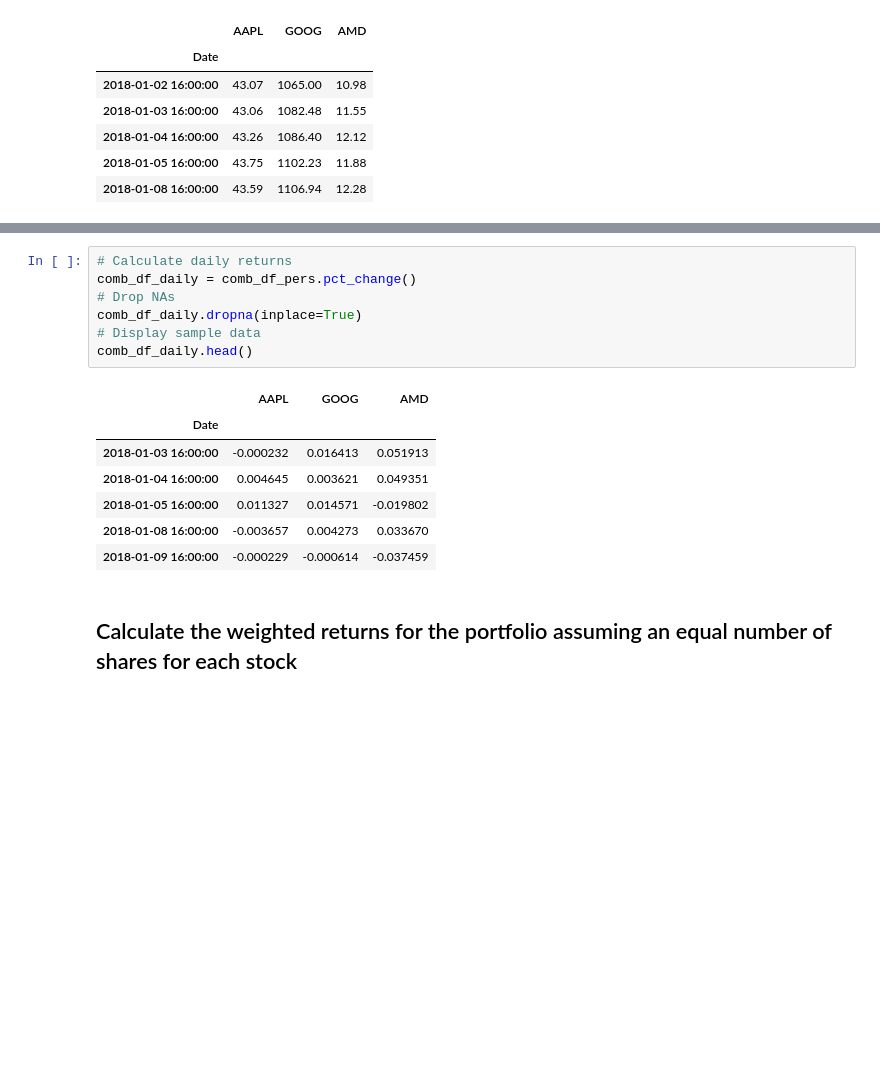
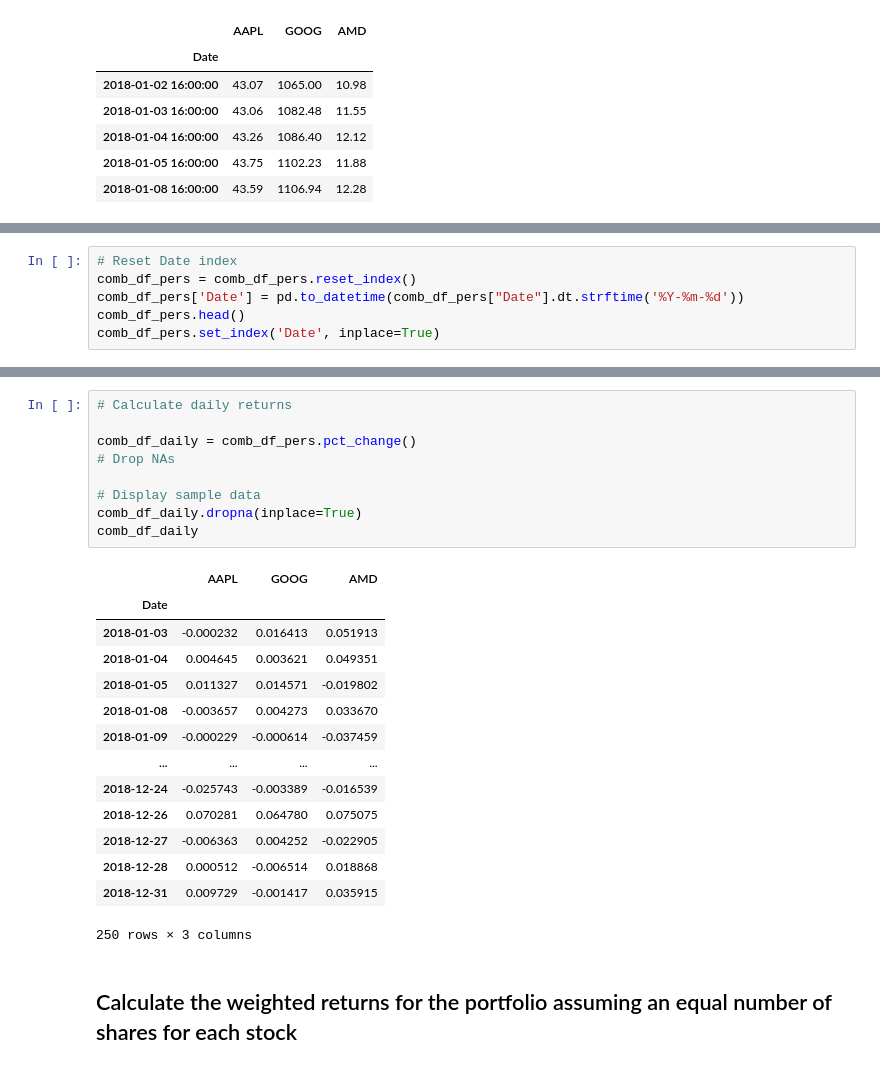
Before and after one commit to getjiggy/homework2, a Jupyter notebook: Starter_Code/whale_analysis.ipynb, the cells around one changed output, grey strips where cells are left out. Saved outputs shown, nothing was run; the diff lists cells and outputs as text; blank space fills up the shorter version.

```diff
--- a/Starter_Code/whale_analysis.ipynb
+++ b/Starter_Code/whale_analysis.ipynb
@@ -388,2 +386,8 @@ comb_df_pers.head()
+# %%
+# Reset Date index
+comb_df_pers = comb_df_pers.reset_index()
+comb_df_pers['Date'] = pd.to_datetime(comb_df_pers["Date"].dt.strftime('%Y-%m-%d'))
+comb_df_pers.head()
+comb_df_pers.set_index('Date', inplace=True)
 # %%
 # Reorganize portfolio data by having a column per symbol
@@ -390,18 +410,27 @@ comb_df_pers.head()
 # %%
 # Calculate daily returns
+
 comb_df_daily = comb_df_pers.pct_change()
 # Drop NAs
+
+# Display sample data
 comb_df_daily.dropna(inplace=True)
-# Display sample data
-comb_df_daily.head()
+comb_df_daily
 # %% [output]
 |  | AAPL | GOOG | AMD |
 | Date |  |  |  |
-| 2018-01-03 16:00:00 | -0.000232 | 0.016413 | 0.051913 |
-| 2018-01-04 16:00:00 | 0.004645 | 0.003621 | 0.049351 |
-| 2018-01-05 16:00:00 | 0.011327 | 0.014571 | -0.019802 |
-| 2018-01-08 16:00:00 | -0.003657 | 0.004273 | 0.033670 |
-| 2018-01-09 16:00:00 | -0.000229 | -0.000614 | -0.037459 |
+| 2018-01-03 | -0.000232 | 0.016413 | 0.051913 |
+| 2018-01-04 | 0.004645 | 0.003621 | 0.049351 |
+| 2018-01-05 | 0.011327 | 0.014571 | -0.019802 |
+| 2018-01-08 | -0.003657 | 0.004273 | 0.033670 |
+| 2018-01-09 | -0.000229 | -0.000614 | -0.037459 |
+| ... | ... | ... | ... |
+| 2018-12-24 | -0.025743 | -0.003389 | -0.016539 |
+| 2018-12-26 | 0.070281 | 0.064780 | 0.075075 |
+| 2018-12-27 | -0.006363 | 0.004252 | -0.022905 |
+| 2018-12-28 | 0.000512 | -0.006514 | 0.018868 |
+| 2018-12-31 | 0.009729 | -0.001417 | 0.035915 |
+250 rows × 3 columns
 # %% [markdown]
 ## Calculate the weighted returns for the portfolio assuming an equal number of shares for each stock
 # %%
```
Also changed, not shown: parts of 8 cells of this notebook.
